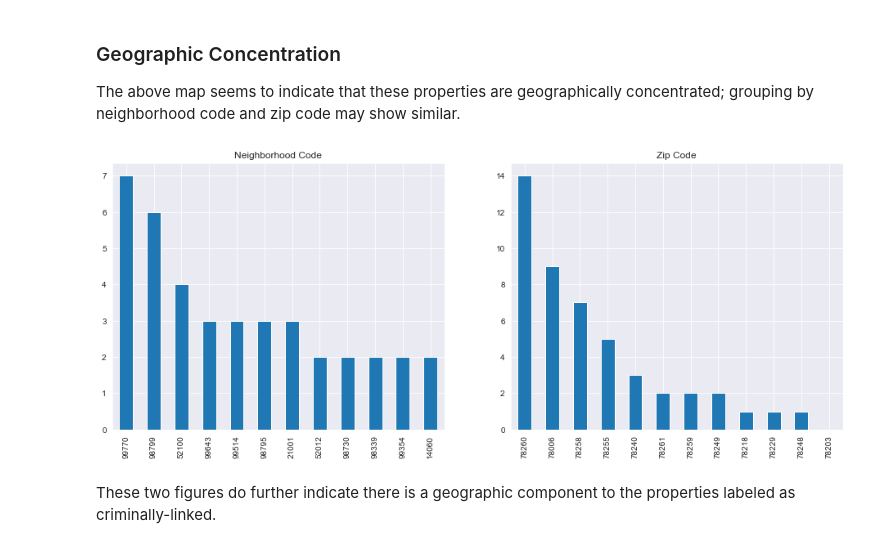
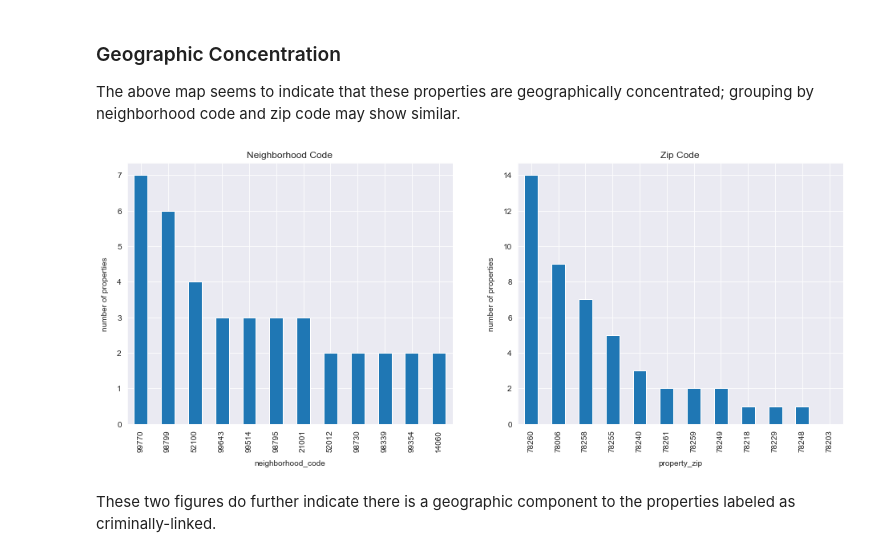
Before and after one commit to mpky/property_project, a Jupyter notebook: notebooks/Bexar_EDA.ipynb, the cells around one changed output. Drawn from its saved outputs; the diff is of its cells as text; code cells hidden in the pictures.

```diff
--- a/notebooks/Bexar_EDA.ipynb
+++ b/notebooks/Bexar_EDA.ipynb
@@ -79,17 +172,19 @@ m.save("crim_prop_map.html")
 The above map seems to indicate that these properties are geographically concentrated; grouping by neighborhood code and zip code may show similar.
 # %%
 crim_sub_df = prop_df[prop_df.crim_prop==1]
-groups = ['hood_cd','situs_zip']
+groups = ['neighborhood_code','property_zip']
 titles = ['Neighborhood Code','Zip Code']
 
 plots = len(groups)
 fig, axes = plt.subplots((int(plots/2)),2,figsize=[16,6])
 
 for ax, var, title in zip(axes.flat,groups,titles):
     crim_sub_df[str(var)].value_counts()[:12].plot(kind='bar',ax=ax,title=title)
+    ax.set_xlabel(var,labelpad=10)
+    ax.set_ylabel("number of properties",labelpad=10)
 plt.show()
 # %% [output]
-[figure, old version]
+[figure, new version]
 # %% [markdown]
 These two figures do further indicate there is a geographic component to the properties labeled as criminally-linked.
 # %% [markdown]
```
Also changed, not shown: parts of 33 cells of this notebook.
